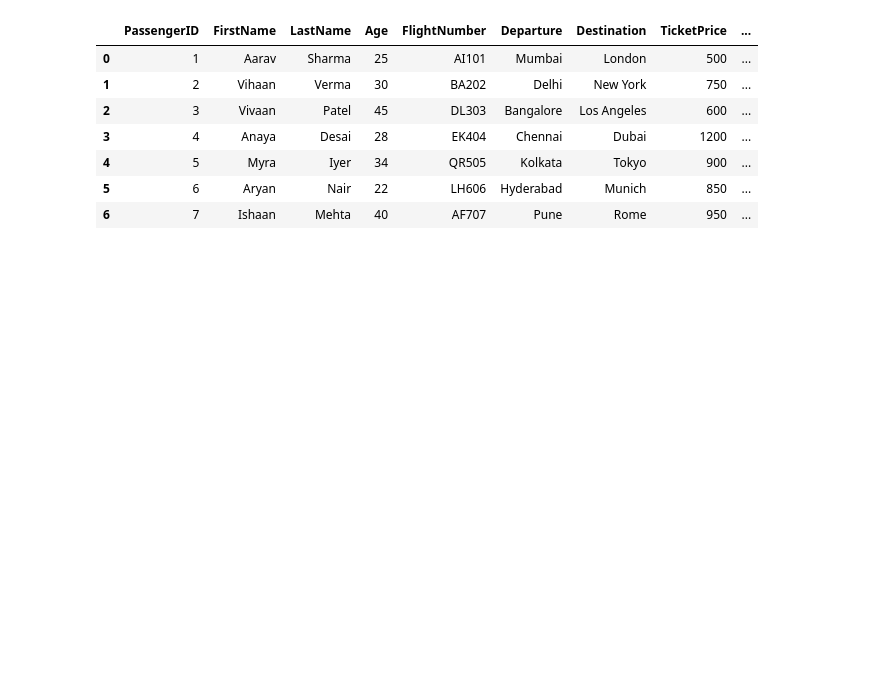
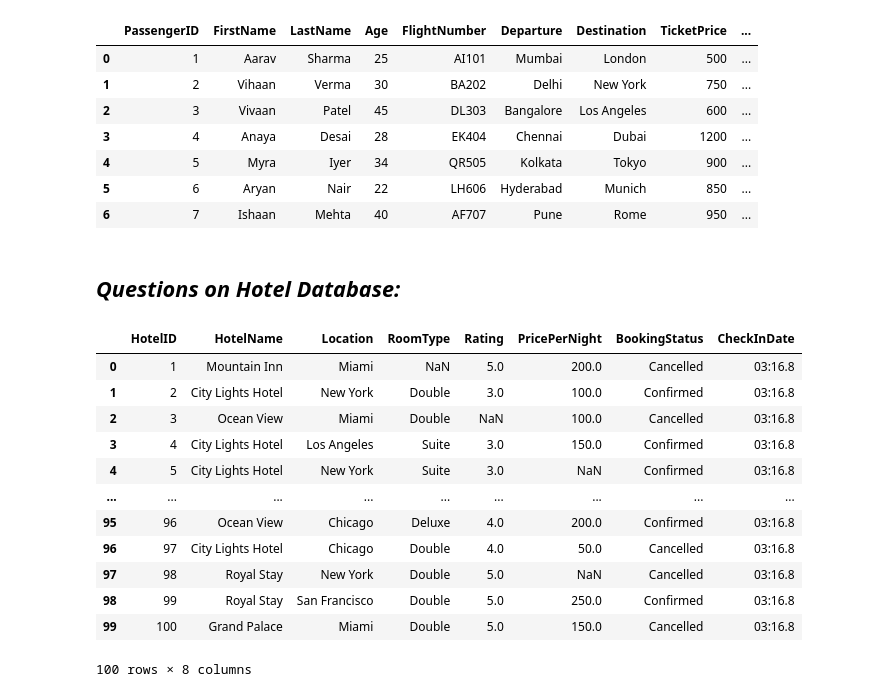
Before and after one commit to vaishnaviPatil1111/Python, a Jupyter notebook: Python_Pandas.ipynb, the cells around one changed output. Saved outputs shown, nothing was run; the diff lists cells and outputs as text; code cells hidden in the pictures; blank space fills up the shorter version.

```diff
--- a/Python_Pandas.ipynb
+++ b/Python_Pandas.ipynb
@@ -1641,3 +1644,5 @@ df2.head(7)
 | 4 | 5 | Myra | Iyer | 34 | QR505 | Kolkata | Tokyo | 900 | ... |
 | 5 | 6 | Aryan | Nair | 22 | LH606 | Hyderabad | Munich | 850 | ... |
 | 6 | 7 | Ishaan | Mehta | 40 | AF707 | Pune | Rome | 950 | ... |
+# %% [markdown]
+## ***Questions on Hotel Database:***
@@ -1643,0 +1652,17 @@ df2.head(7)
+# %%
+df3 = pd.read_csv("/content/drive/MyDrive/hotel_data.csv")
+df3
+# %% [output]
+|  | HotelID | HotelName | Location | RoomType | Rating | PricePerNight | BookingStatus | CheckInDate |
+| 0 | 1 | Mountain Inn | Miami | NaN | 5.0 | 200.0 | Cancelled | 03:16.8 |
+| 1 | 2 | City Lights Hotel | New York | Double | 3.0 | 100.0 | Confirmed | 03:16.8 |
+| 2 | 3 | Ocean View | Miami | Double | NaN | 100.0 | Cancelled | 03:16.8 |
+| 3 | 4 | City Lights Hotel | Los Angeles | Suite | 3.0 | 150.0 | Confirmed | 03:16.8 |
+| 4 | 5 | City Lights Hotel | New York | Suite | 3.0 | NaN | Confirmed | 03:16.8 |
+| ... | ... | ... | ... | ... | ... | ... | ... | ... |
+| 95 | 96 | Ocean View | Chicago | Deluxe | 4.0 | 200.0 | Confirmed | 03:16.8 |
+| 96 | 97 | City Lights Hotel | Chicago | Double | 4.0 | 50.0 | Cancelled | 03:16.8 |
+| 97 | 98 | Royal Stay | New York | Double | 5.0 | NaN | Cancelled | 03:16.8 |
+| 98 | 99 | Royal Stay | San Francisco | Double | 5.0 | 250.0 | Confirmed | 03:16.8 |
+| 99 | 100 | Grand Palace | Miami | Double | 5.0 | 150.0 | Cancelled | 03:16.8 |
+100 rows × 8 columns
```
Also changed, not shown: parts of 24 cells of this notebook.
